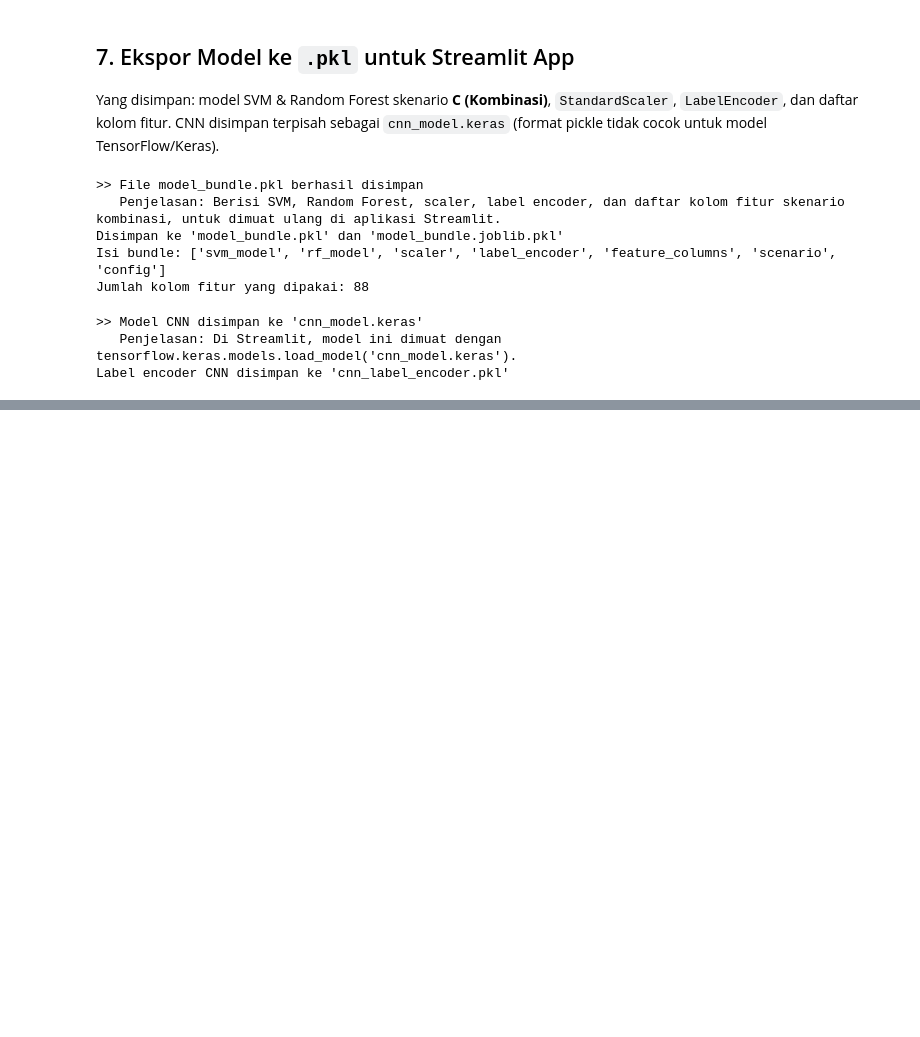
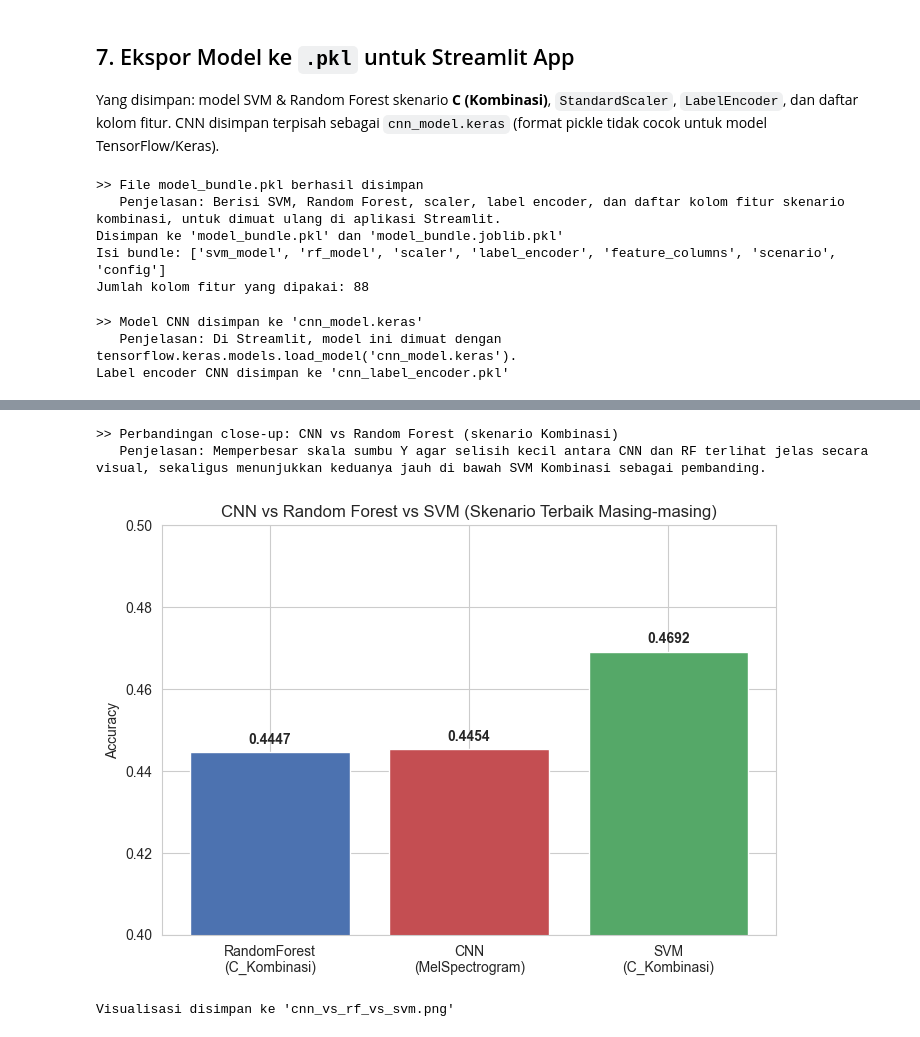
Before and after one commit to juliarta99/speech-emotion-recognition, a Jupyter notebook: app.ipynb, the cells around one changed output, grey strips where cells are left out. Drawn from its saved outputs; the diff is of its cells as text; code cells hidden in the pictures; blank space fills up the shorter version.

```diff
--- a/app.ipynb
+++ b/app.ipynb
@@ -1382,0 +1467,37 @@ Label encoder CNN disimpan ke 'cnn_label_encoder.pkl'
+# %%
+cnn_row = df_eval[df_eval["Model"] == "CNN"].iloc[0]
+rf_c_row = df_eval[(df_eval["Model"] == "RandomForest") & (df_eval["Skenario"] == "C_Kombinasi")].iloc[0]
+best_overall = df_eval.loc[df_eval["Accuracy"].idxmax()]
+
+explain(
+    "Perbandingan close-up: CNN vs Random Forest (skenario Kombinasi)",
+    "Memperbesar skala sumbu Y agar selisih kecil antara CNN dan RF "
+    "terlihat jelas secara visual, sekaligus menunjukkan keduanya jauh "
+    "di bawah SVM Kombinasi sebagai pembanding."
+)
+
+compare_df = pd.DataFrame({
+    "Model": ["RandomForest\n(C_Kombinasi)", "CNN\n(MelSpectrogram)", "SVM\n(C_Kombinasi)"],
+    "Accuracy": [rf_c_row["Accuracy"], cnn_row["Accuracy"], best_overall["Accuracy"]],
+})
+
+fig, ax = plt.subplots(figsize=(7, 5))
+bars = ax.bar(compare_df["Model"], compare_df["Accuracy"],
+               color=["#4c72b0", "#c44e52", "#55a868"])
+ax.set_ylabel("Accuracy")
+ax.set_title("CNN vs Random Forest vs SVM (Skenario Terbaik Masing-masing)")
+ax.set_ylim(0.40, 0.50)
+
+for bar, acc in zip(bars, compare_df["Accuracy"]):
+    ax.text(bar.get_x() + bar.get_width()/2, acc + 0.002, f"{acc:.4f}",
+            ha="center", fontweight="bold")
+
+plt.tight_layout()
+plt.savefig("cnn_vs_rf_vs_svm.png", dpi=150)
+plt.show()
+print("\nVisualisasi disimpan ke 'cnn_vs_rf_vs_svm.png'")
+# %% [output]
+>> Perbandingan close-up: CNN vs Random Forest (skenario Kombinasi)
+   Penjelasan: Memperbesar skala sumbu Y agar selisih kecil antara CNN dan RF terlihat jelas secara visual, sekaligus menunjukkan keduanya jauh di bawah SVM Kombinasi sebagai pembanding.
+[figure, added]
+Visualisasi disimpan ke 'cnn_vs_rf_vs_svm.png'
```
Also changed, not shown: parts of 14 cells of this notebook, 6 other files.
